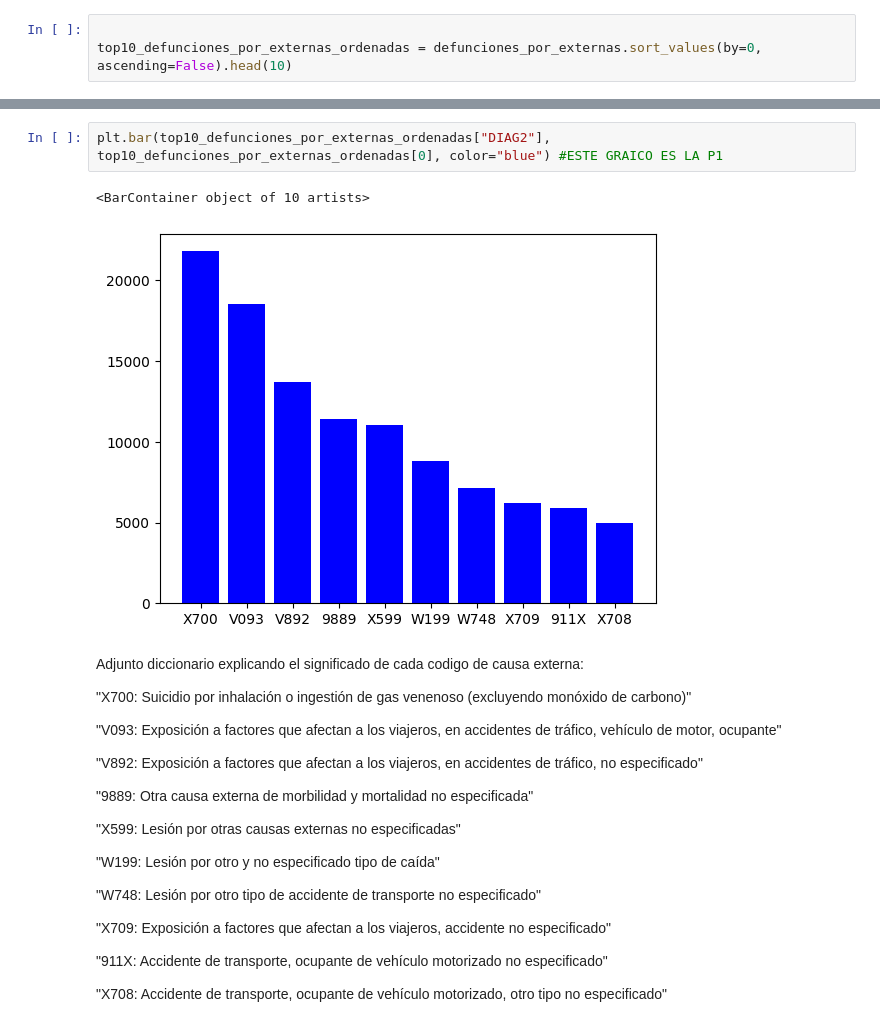
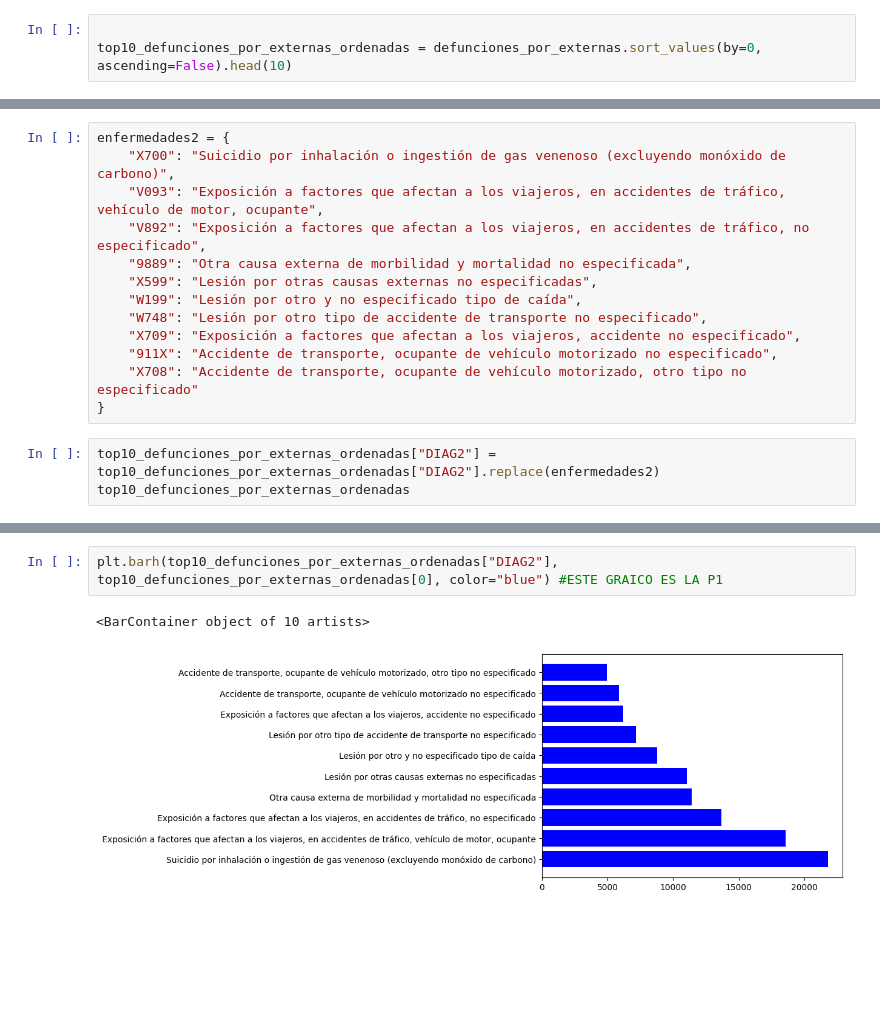
Before and after one commit to siwikiwi/ATDC--imt2200, a Jupyter notebook: proyecto_inicial.ipynb, the cells around one changed output, grey strips where cells are left out. Cells and saved outputs as stored; diff of their text form; blank space fills up the shorter version.

```diff
--- a/proyecto_inicial.ipynb
+++ b/proyecto_inicial.ipynb
@@ -343,0 +303,16 @@ top10_defunciones_por_externas_ordenadas
+# %%
+enfermedades2 = {
+    "X700": "Suicidio por inhalación o ingestión de gas venenoso (excluyendo monóxido de carbono)",
+    "V093": "Exposición a factores que afectan a los viajeros, en accidentes de tráfico, vehículo de motor, ocupante",
+    "V892": "Exposición a factores que afectan a los viajeros, en accidentes de tráfico, no especificado",
+    "9889": "Otra causa externa de morbilidad y mortalidad no especificada",
+    "X599": "Lesión por otras causas externas no especificadas",
+    "W199": "Lesión por otro y no especificado tipo de caída",
+    "W748": "Lesión por otro tipo de accidente de transporte no especificado",
+    "X709": "Exposición a factores que afectan a los viajeros, accidente no especificado",
+    "911X": "Accidente de transporte, ocupante de vehículo motorizado no especificado",
+    "X708": "Accidente de transporte, ocupante de vehículo motorizado, otro tipo no especificado"
+}
+# %%
+top10_defunciones_por_externas_ordenadas["DIAG2"] = top10_defunciones_por_externas_ordenadas["DIAG2"].replace(enfermedades2)
+top10_defunciones_por_externas_ordenadas
@@ -344,27 +331,5 @@ top10_defunciones_por_externas_ordenadas
 # %%
-plt.bar(top10_defunciones_por_externas_ordenadas["DIAG2"], top10_defunciones_por_externas_ordenadas[0], color="blue") #ESTE GRAICO ES LA P1
+plt.barh(top10_defunciones_por_externas_ordenadas["DIAG2"], top10_defunciones_por_externas_ordenadas[0], color="blue") #ESTE GRAICO ES LA P1
 # %% [output]
 <BarContainer object of 10 artists>
-[figure, old version]
+[figure, new version]
-# %% [markdown]
-Adjunto diccionario explicando el significado de cada codigo de causa externa:
-
-"X700: Suicidio por inhalación o ingestión de gas venenoso (excluyendo monóxido de carbono)"
-
-"V093: Exposición a factores que afectan a los viajeros, en accidentes de tráfico, vehículo de motor, ocupante"
-
-"V892: Exposición a factores que afectan a los viajeros, en accidentes de tráfico, no especificado"
-
-"9889: Otra causa externa de morbilidad y mortalidad no especificada"
-
-"X599: Lesión por otras causas externas no especificadas"
-
-"W199: Lesión por otro y no especificado tipo de caída"
-
-"W748: Lesión por otro tipo de accidente de transporte no especificado"
-
-"X709: Exposición a factores que afectan a los viajeros, accidente no especificado"
-
-"911X: Accidente de transporte, ocupante de vehículo motorizado no especificado"
-
-"X708: Accidente de transporte, ocupante de vehículo motorizado, otro tipo no especificado"
```
Also changed, not shown: parts of 13 cells of this notebook.
